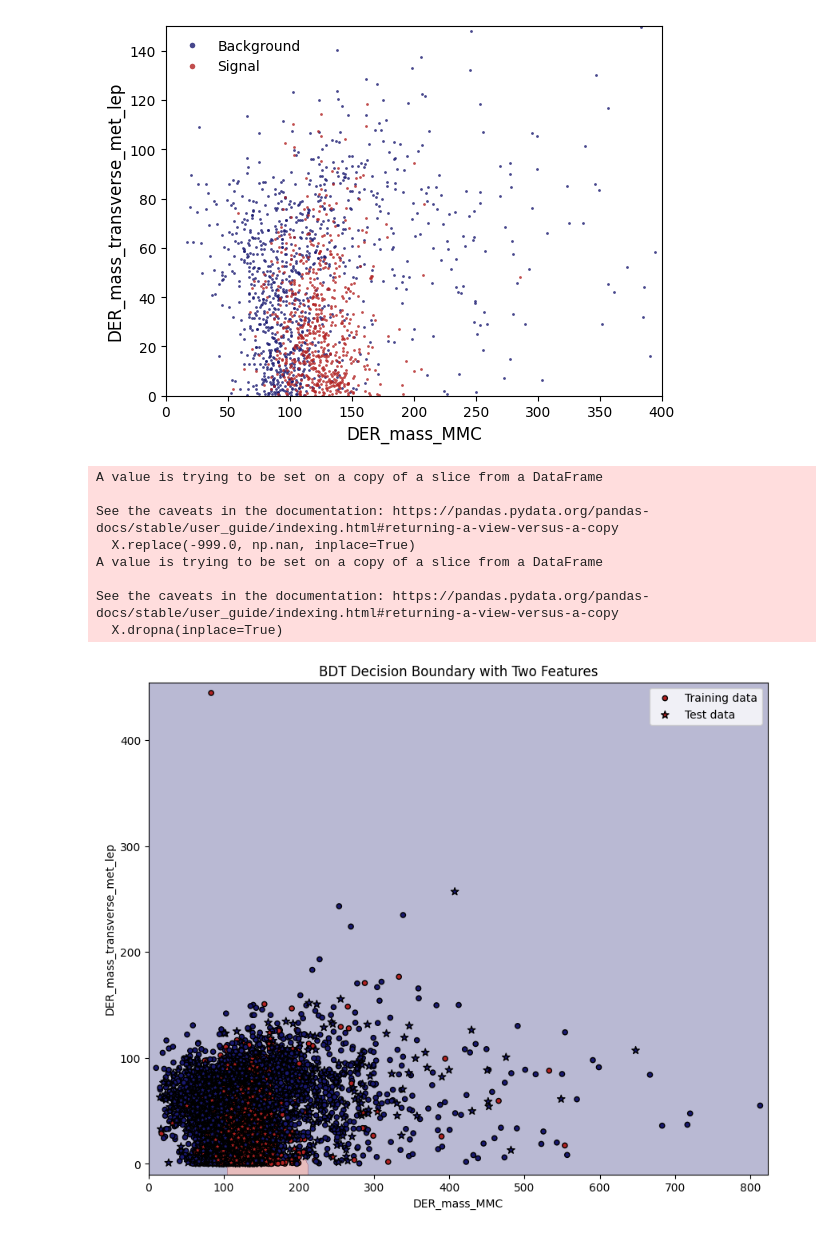
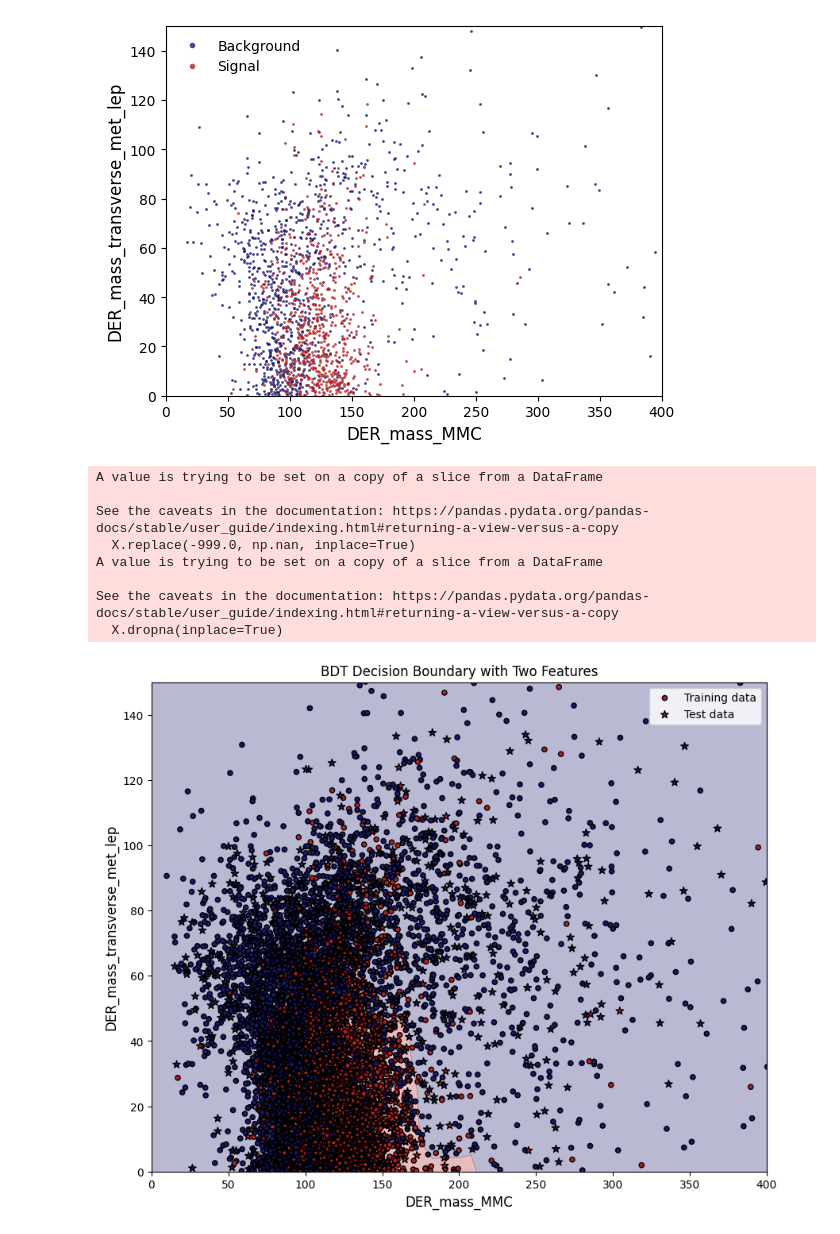
Before and after one commit to JarnovdKolk/Test, a Jupyter notebook: Hands-on2.ipynb, the cells around one changed output. Saved outputs shown, nothing was run; the diff lists cells and outputs as text; code cells hidden in the pictures.

```diff
--- a/Hands-on2.ipynb
+++ b/Hands-on2.ipynb
@@ -306,33 +308,53 @@ xx, yy = np.meshgrid(np.linspace(x_min, x_max, 100),
 
 # Prepare the grid for prediction
 grid = np.c_[xx.ravel(), yy.ravel()]
 dgrid = xgb.DMatrix(grid, feature_names=features)
 
 # Predict probabilities
 zz = bst.predict(dgrid)
 zz = zz.reshape(xx.shape)
 
 # Plotting
 plt.figure(figsize=(10, 8))
 cmap = ListedColormap(["midnightblue", "firebrick"])
 plt.contourf(xx, yy, zz, levels=[0, 0.5, 1], cmap=cmap, alpha=0.3)
 
 # Plot training points
 plt.scatter(X_train[features[0]], X_train[features[1]], c=y_train, cmap=cmap, edgecolor='k', s=20, label="Training data")
 plt.scatter(X_test[features[0]], X_test[features[1]], c=y_test, cmap=cmap, edgecolor='k', s=50, marker='*', label="Test data")
 
-plt.xlabel(features[0])
-plt.ylabel(features[1])
+plt.xlabel("DER_mass_MMC", fontsize=12)
+plt.ylabel("DER_mass_transverse_met_lep", fontsize=12)
+plt.legend(frameon=False, numpoints=1, markerscale=2)
+plt.ylim(0,150)
+plt.xlim(0,400)
 plt.title("BDT Decision Boundary with Two Features")
 plt.legend()
 plt.show()
+
+# Plotting only training data with decision boundary
+plt.figure(figsize=(10, 8))
+cmap = ListedColormap(["midnightblue", "firebrick"])
+plt.contourf(xx, yy, zz, levels=[0, 0.5, 1], cmap=cmap, alpha=0.3)
+
+# Plot only training points
+plt.scatter(X_train[features[0]], X_train[features[1]], c=y_train, cmap=cmap, edgecolor='k', s=20, label="Training data")
+
+plt.xlabel("DER_mass_MMC", fontsize=12)
+plt.ylabel("DER_mass_transverse_met_lep", fontsize=12)
+plt.legend(frameon=False, numpoints=1, markerscale=2)
+plt.ylim(0, 150)
+plt.xlim(0, 400)
+plt.title("BDT Decision Boundary with Training Data Only")
+plt.legend()
+plt.show()
 # %% [output]
 A value is trying to be set on a copy of a slice from a DataFrame
 
 See the caveats in the documentation: https://pandas.pydata.org/pandas-docs/stable/user_guide/indexing.html#returning-a-view-versus-a-copy
   X.replace(-999.0, np.nan, inplace=True)
 A value is trying to be set on a copy of a slice from a DataFrame
 
 See the caveats in the documentation: https://pandas.pydata.org/pandas-docs/stable/user_guide/indexing.html#returning-a-view-versus-a-copy
   X.dropna(inplace=True)
-[figure, old version]
+[figure, new version]
```
Also changed, not shown: parts of 3 cells of this notebook.
